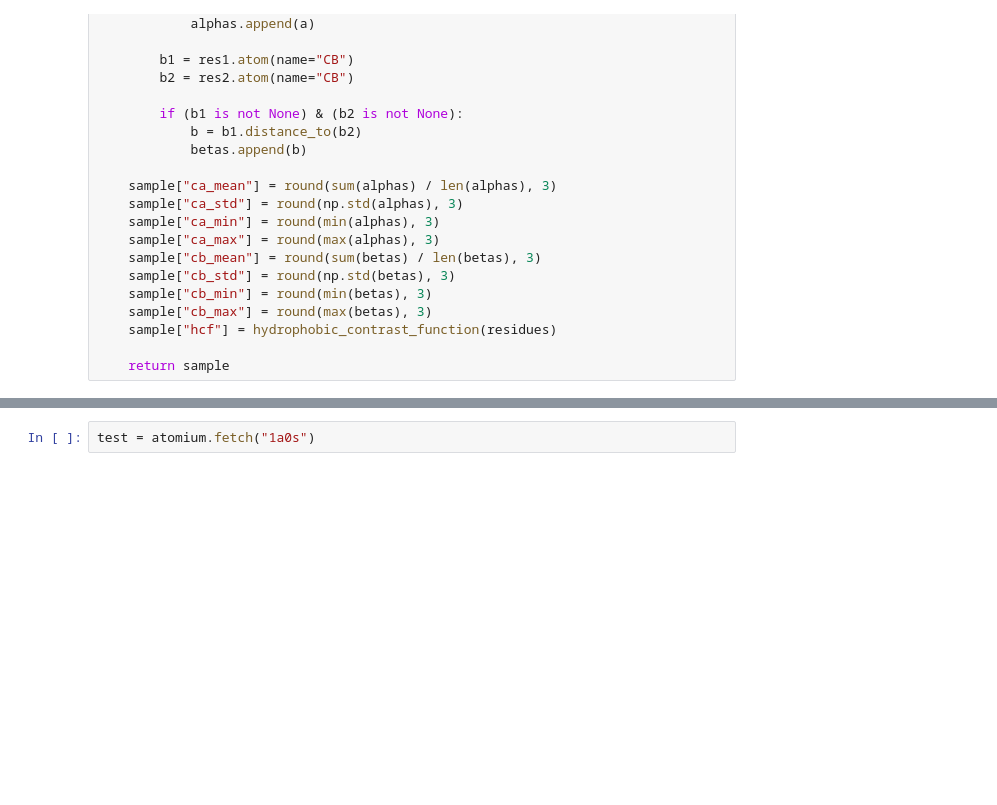
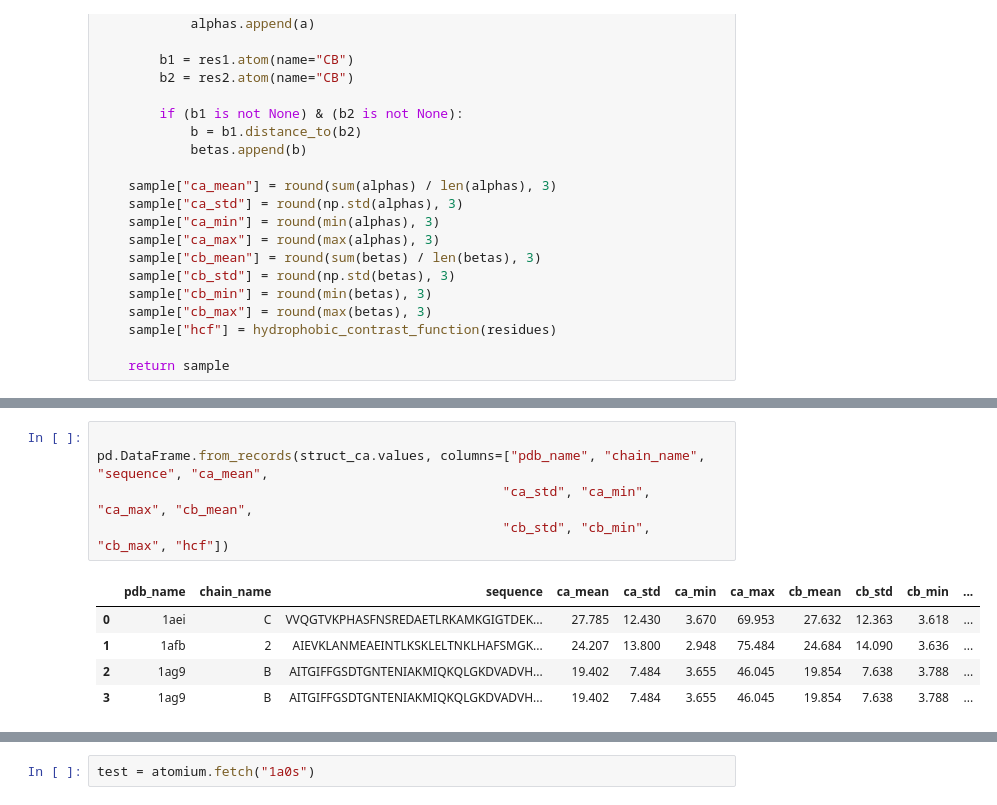
Before and after one commit to tonyreina/zincbind2, a Jupyter notebook: download_and_process_metals.ipynb, the cells around one changed output, grey strips where cells are left out. Drawn from its saved outputs; the diff is of its cells as text; blank space fills up the shorter version.

```diff
--- a/download_and_process_metals.ipynb
+++ b/download_and_process_metals.ipynb
@@ -704,0 +741,11 @@ def get_pdb(pdb_name, chain_name):
+# %%
+
+pd.DataFrame.from_records(struct_ca.values, columns=["pdb_name", "chain_name", "sequence", "ca_mean",
+                                                    "ca_std", "ca_min", "ca_max", "cb_mean",
+                                                    "cb_std", "cb_min", "cb_max", "hcf"])
+# %% [output]
+|  | pdb_name | chain_name | sequence | ca_mean | ca_std | ca_min | ca_max | cb_mean | cb_std | cb_min | ... |
+| 0 | 1aei | C | VVQGTVKPHASFNSREDAETLRKAMKGIGTDEK... | 27.785 | 12.430 | 3.670 | 69.953 | 27.632 | 12.363 | 3.618 | ... |
+| 1 | 1afb | 2 | AIEVKLANMEAEINTLKSKLELTNKLHAFSMGK... | 24.207 | 13.800 | 2.948 | 75.484 | 24.684 | 14.090 | 3.636 | ... |
+| 2 | 1ag9 | B | AITGIFFGSDTGNTENIAKMIQKQLGKDVADVH... | 19.402 | 7.484 | 3.655 | 46.045 | 19.854 | 7.638 | 3.788 | ... |
+| 3 | 1ag9 | B | AITGIFFGSDTGNTENIAKMIQKQLGKDVADVH... | 19.402 | 7.484 | 3.655 | 46.045 | 19.854 | 7.638 | 3.788 | ... |
```
Also changed, not shown: parts of 17 cells of this notebook.
